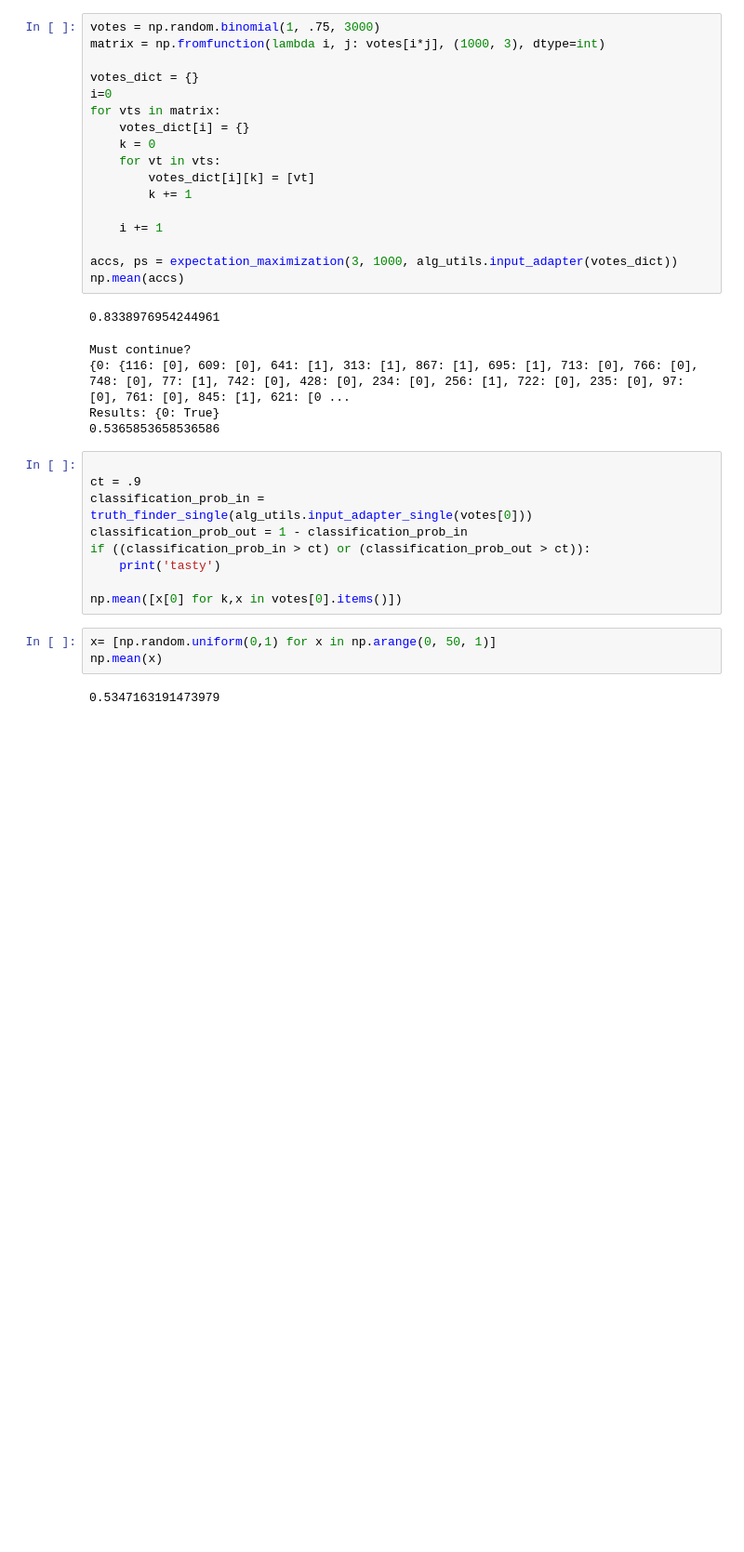
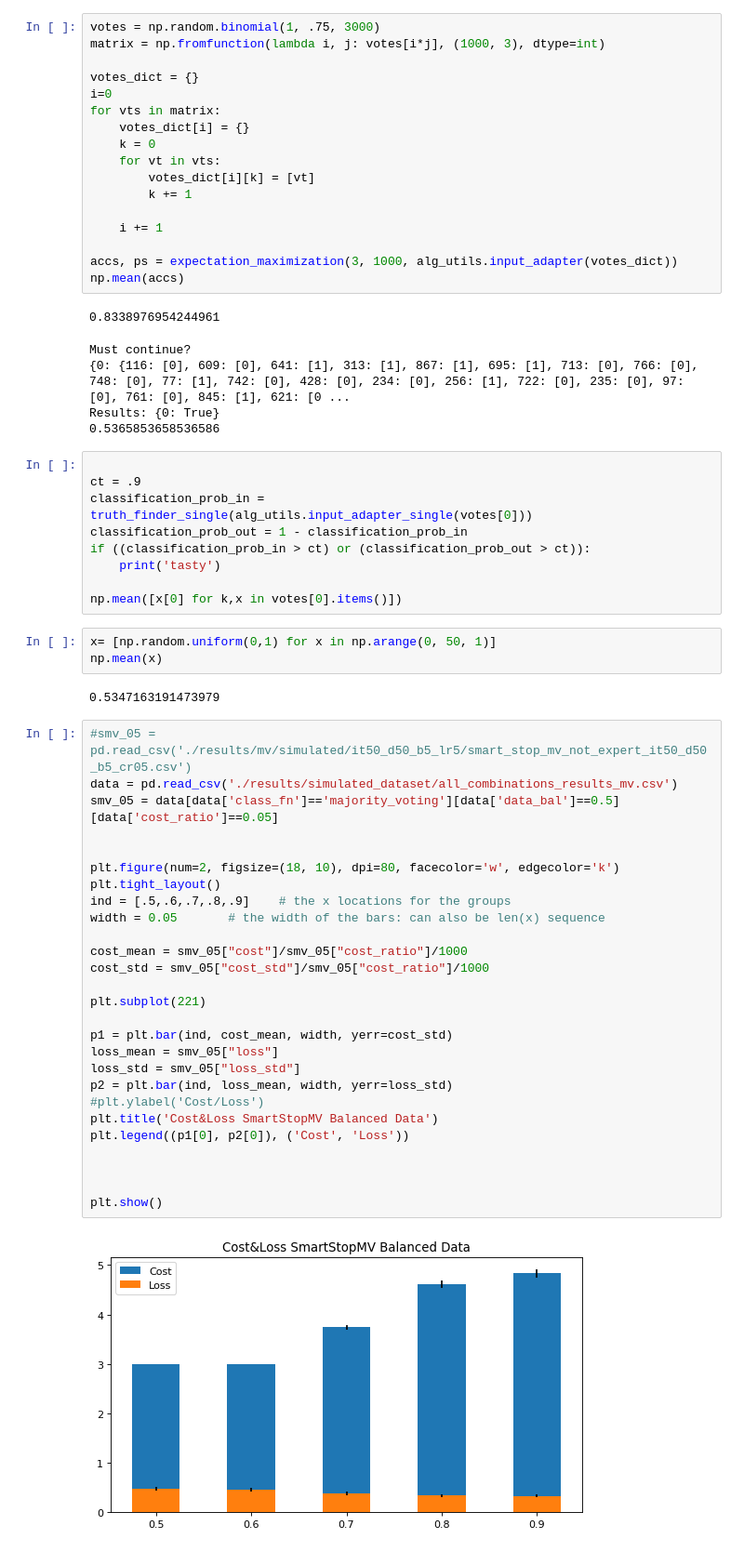
Before and after one commit to pmaglione/classification_model, a Jupyter notebook: test.ipynb, the cells around one changed output. Shown at 93% size. Cells and saved outputs as stored; diff of their text form; blank space fills up the shorter version.

```diff
--- a/test.ipynb
+++ b/test.ipynb
@@ -440,3 +446,32 @@ x= [np.random.uniform(0,1) for x in np.arange(0, 50, 1)]
 np.mean(x)
 # %% [output]
 0.5347163191473979
+# %%
+#smv_05 = pd.read_csv('./results/mv/simulated/it50_d50_b5_lr5/smart_stop_mv_not_expert_it50_d50_b5_cr05.csv')
+data = pd.read_csv('./results/simulated_dataset/all_combinations_results_mv.csv')
+smv_05 = data[data['class_fn']=='majority_voting'][data['data_bal']==0.5][data['cost_ratio']==0.05]
+
+
+plt.figure(num=2, figsize=(18, 10), dpi=80, facecolor='w', edgecolor='k')
+plt.tight_layout()
+ind = [.5,.6,.7,.8,.9]    # the x locations for the groups
+width = 0.05       # the width of the bars: can also be len(x) sequence
+
+cost_mean = smv_05["cost"]/smv_05["cost_ratio"]/1000
+cost_std = smv_05["cost_std"]/smv_05["cost_ratio"]/1000
+
+plt.subplot(221)
+
+p1 = plt.bar(ind, cost_mean, width, yerr=cost_std)
+loss_mean = smv_05["loss"]
+loss_std = smv_05["loss_std"]
+p2 = plt.bar(ind, loss_mean, width, yerr=loss_std)
+#plt.ylabel('Cost/Loss')
+plt.title('Cost&Loss SmartStopMV Balanced Data')
+plt.legend((p1[0], p2[0]), ('Cost', 'Loss'))
+
+
+
+plt.show()
+# %% [output]
+[figure, added]
```
Also changed, not shown: parts of 7 cells of this notebook, 7 other files.
